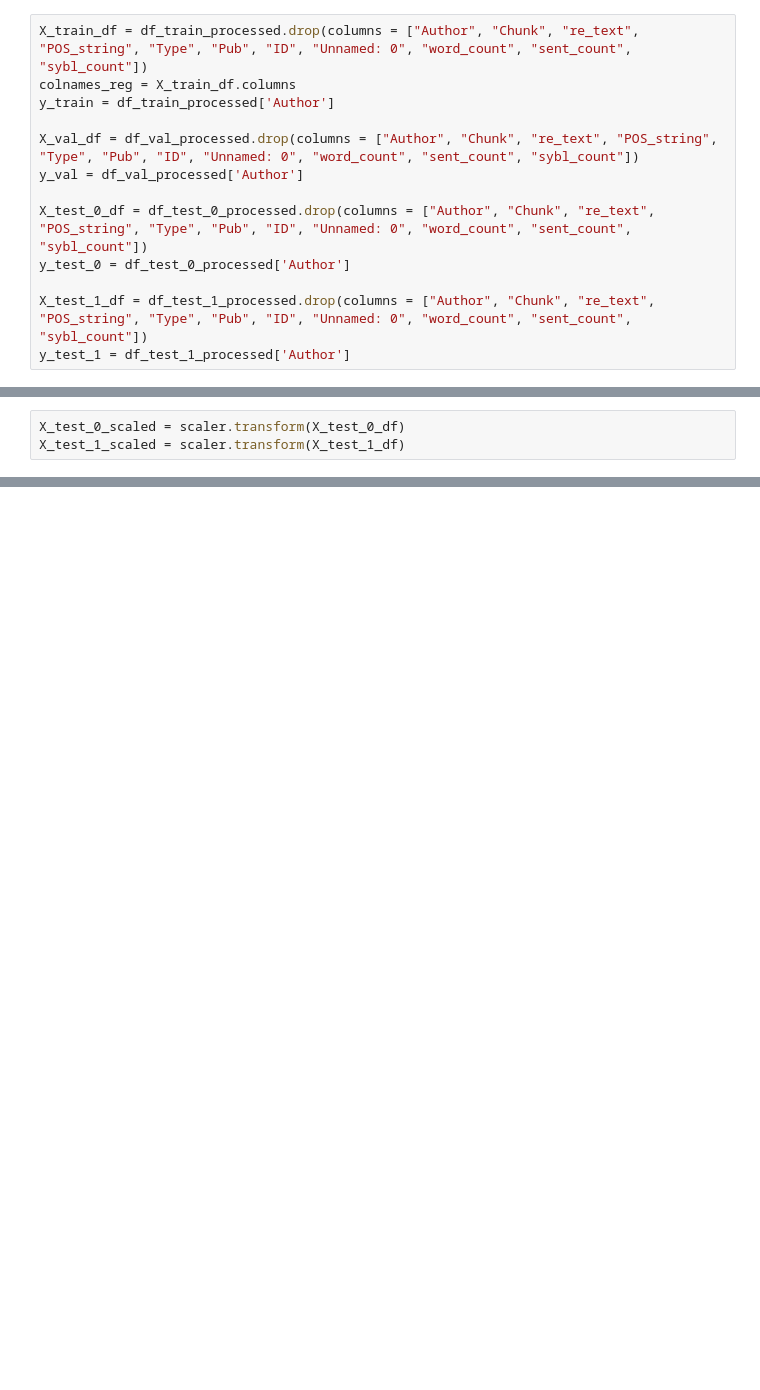
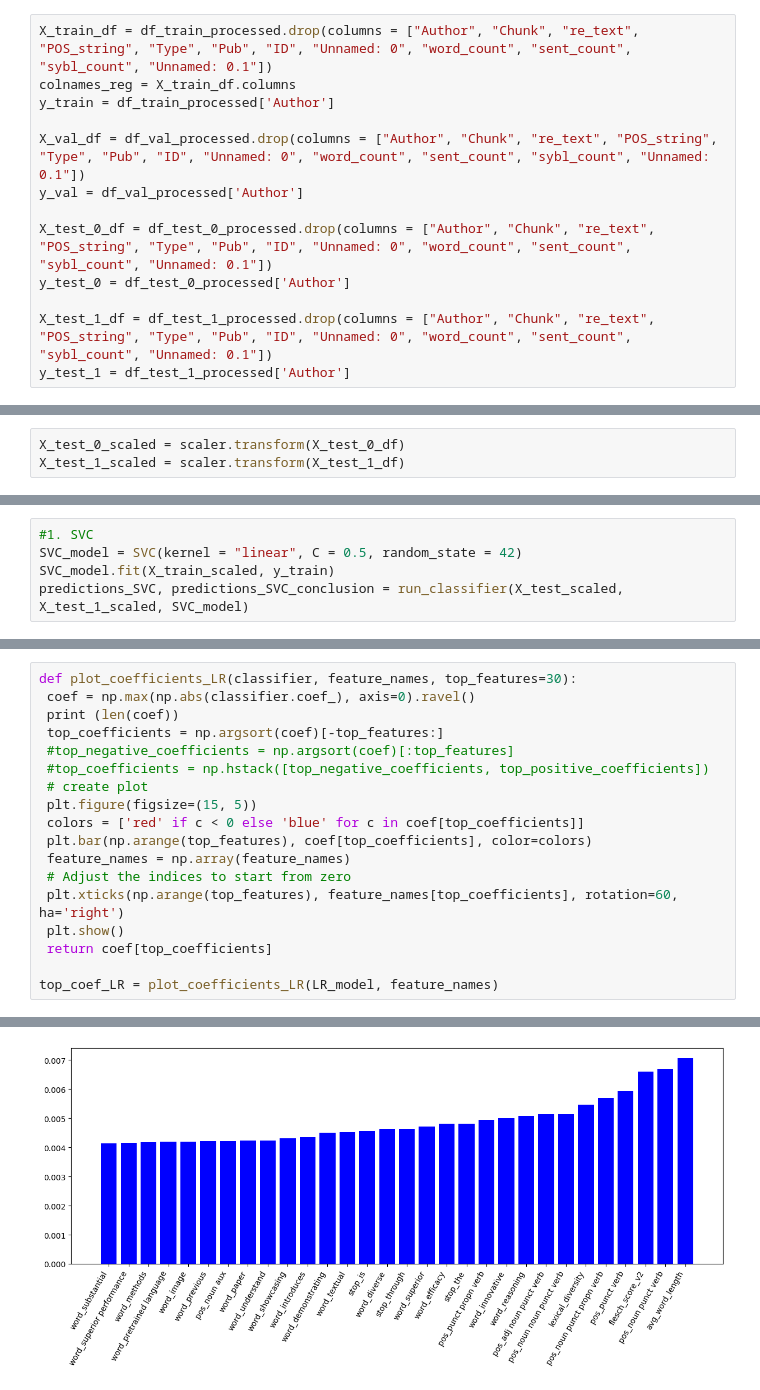
Before and after one commit to mkorob/AI_Authorship_Attribution, a Jupyter notebook: src/predictions_only.ipynb, the cells around one changed output, grey strips where cells are left out. Drawn from its saved outputs; the diff is of its cells as text; blank space fills up the shorter version.

```diff
--- a/src/predictions_only.ipynb
+++ b/src/predictions_only.ipynb
@@ -122,17 +126,17 @@ df_test_1_processed = preprocess_data(df_test_1, 're_text', train = False)
 # df_test_0_processed.to_pickle("./df_test_0_processed.pkl")
 # df_test_1_processed.to_pickle("./df_test_1_processed.pkl")
 # %%
-X_train_df = df_train_processed.drop(columns = ["Author", "Chunk", "re_text", "POS_string", "Type", "Pub", "ID", "Unnamed: 0", "word_count", "sent_count", "sybl_count"])
+X_train_df = df_train_processed.drop(columns = ["Author", "Chunk", "re_text", "POS_string", "Type", "Pub", "ID", "Unnamed: 0", "word_count", "sent_count", "sybl_count", "Unnamed: 0.1"])
 colnames_reg = X_train_df.columns
 y_train = df_train_processed['Author']
 
-X_val_df = df_val_processed.drop(columns = ["Author", "Chunk", "re_text", "POS_string", "Type", "Pub", "ID", "Unnamed: 0", "word_count", "sent_count", "sybl_count"])
+X_val_df = df_val_processed.drop(columns = ["Author", "Chunk", "re_text", "POS_string", "Type", "Pub", "ID", "Unnamed: 0", "word_count", "sent_count", "sybl_count", "Unnamed: 0.1"])
 y_val = df_val_processed['Author']
 
-X_test_0_df = df_test_0_processed.drop(columns = ["Author", "Chunk", "re_text", "POS_string", "Type", "Pub", "ID", "Unnamed: 0", "word_count", "sent_count", "sybl_count"])
+X_test_0_df = df_test_0_processed.drop(columns = ["Author", "Chunk", "re_text", "POS_string", "Type", "Pub", "ID", "Unnamed: 0", "word_count", "sent_count", "sybl_count", "Unnamed: 0.1"])
 y_test_0 = df_test_0_processed['Author']
 
-X_test_1_df = df_test_1_processed.drop(columns = ["Author", "Chunk", "re_text", "POS_string", "Type", "Pub", "ID", "Unnamed: 0", "word_count", "sent_count", "sybl_count"])
+X_test_1_df = df_test_1_processed.drop(columns = ["Author", "Chunk", "re_text", "POS_string", "Type", "Pub", "ID", "Unnamed: 0", "word_count", "sent_count", "sybl_count", "Unnamed: 0.1"])
 y_test_1 = df_test_1_processed['Author']
 # %%
 from sklearn.preprocessing import StandardScaler
@@ -232,0 +197,5 @@ X_test_1_pca = pca.transform(X_test_1_df)
+# %%
+#1. SVC
+SVC_model = SVC(kernel = "linear", C = 0.5, random_state = 42)
+SVC_model.fit(X_train_scaled, y_train)
+predictions_SVC, predictions_SVC_conclusion = run_classifier(X_test_scaled, X_test_1_scaled, SVC_model)
@@ -232,0 +269,19 @@ X_test_1_pca = pca.transform(X_test_1_df)
+# %%
+def plot_coefficients_LR(classifier, feature_names, top_features=30):
+ coef = np.max(np.abs(classifier.coef_), axis=0).ravel()
+ print (len(coef))
+ top_coefficients = np.argsort(coef)[-top_features:]
+ #top_negative_coefficients = np.argsort(coef)[:top_features]
+ #top_coefficients = np.hstack([top_negative_coefficients, top_positive_coefficients])
+ # create plot
+ plt.figure(figsize=(15, 5))
+ colors = ['red' if c < 0 else 'blue' for c in coef[top_coefficients]]
+ plt.bar(np.arange(top_features), coef[top_coefficients], color=colors)
+ feature_names = np.array(feature_names)
+ # Adjust the indices to start from zero
+ plt.xticks(np.arange(top_features), feature_names[top_coefficients], rotation=60, ha='right')
+ plt.show()
+ return coef[top_coefficients]
+
+top_coef_LR = plot_coefficients_LR(LR_model, feature_names)
+# %% [output]
@@ -232,0 +289 @@ X_test_1_pca = pca.transform(X_test_1_df)
+[figure, added]
```
Also changed, not shown: parts of 28 cells of this notebook, 20 other files.
